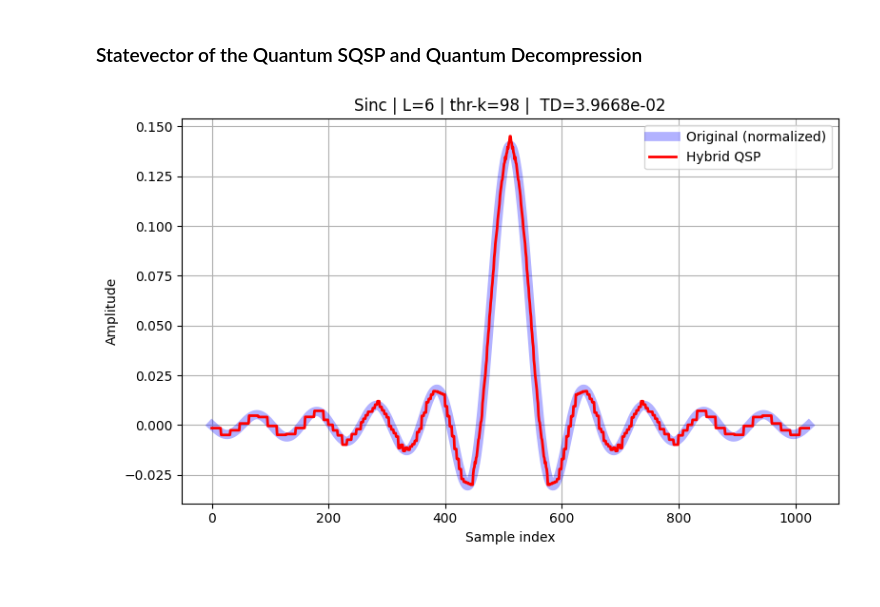
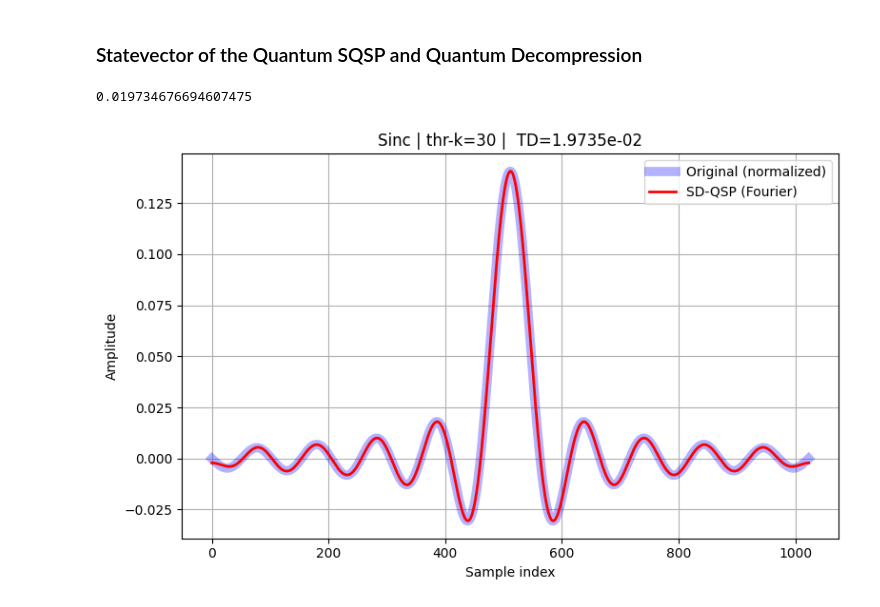
Before and after one commit to emad-boosari/hybrid-qsp, a Jupyter notebook: notebooks/03_Approximate_Preparation_Sinc_Signal.ipynb, the cells around one changed output. Drawn from its saved outputs; the diff is of its cells as text; code cells hidden in the pictures.

```diff
--- a/notebooks/03_Approximate_Preparation_Sinc_Signal.ipynb
+++ b/notebooks/03_Approximate_Preparation_Sinc_Signal.ipynb
@@ -75,4 +201,3 @@ Level=10 | Threshold=5.136e-02 | Nonzero=71 | Sparsity=0.069 | Trace Distance=2.
 # %%
-# Apply 10-level discrete packet Haar wavelet transformation on sinc signal
-level = 6
-X = haar_packet_transform(x, level)
+# Apply DFT
+X_dft = dft(x)
@@ -83,11 +243,11 @@ To obtain a sparse transform-domain representation suitable for sparse quantum s
 # %%
-k = 98
-Xr = top_k_threshold(X, k)
+k = 30
+Xr = top_k_threshold(X_dft, k)
 # %% [markdown]
 ### Normalization
 The `X_norm` is the output of Phase I.
 # %%
-X_norm = Xr/np.linalg.norm(Xr)
+X_norm = Xr.real/np.linalg.norm(Xr.real)
 # %% [markdown]
 ### Classical Signal Reconstruction
 # %%
@@ -175,19 +317,25 @@ None
 # %% [markdown]
 ### Statevector of the Quantum SQSP and Quantum Decompression
 # %%
-result = qc()
+result = circuit()
 
 state = result.state()
+# %%
+td = trace_distance(target_f, state)
+td
+# %% [output]
+0.019734676694607475
 # %%
 plt.figure(figsize=(8, 5))
 plt.plot(target_f, 'blue', lw=7, alpha=0.3, label="Original (normalized)")
-plt.plot(state.real, lw=2, color="red", label="Hybrid QSP")
-plt.title(f"Sinc | L={level} | thr-k={k} |  TD={TD:.4e}")
+plt.plot(state.real, lw=2, color="red", label="SD-QSP (Fourier)")
+plt.title(f"Sinc | thr-k={k} |  TD={td:.4e}")
 plt.xlabel("Sample index");
 plt.ylabel("Amplitude")
 plt.grid(True);
 plt.legend();
 plt.tight_layout();
+plt.savefig("../figures/Sinc_signal_DFT.pdf")
 plt.show()
 # %% [output]
-[figure, old version]
+[figure, new version]
```
Also changed, not shown: parts of 30 cells of this notebook.
